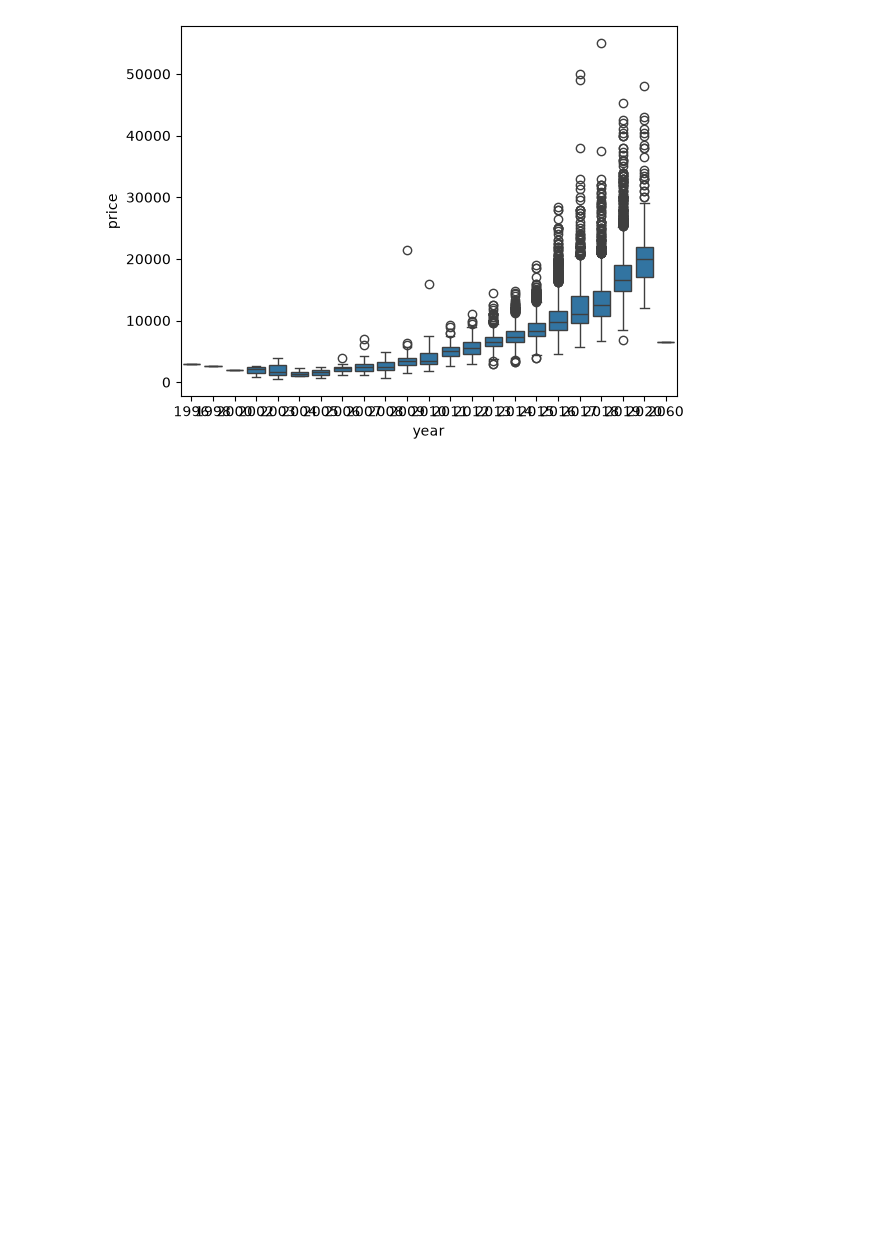
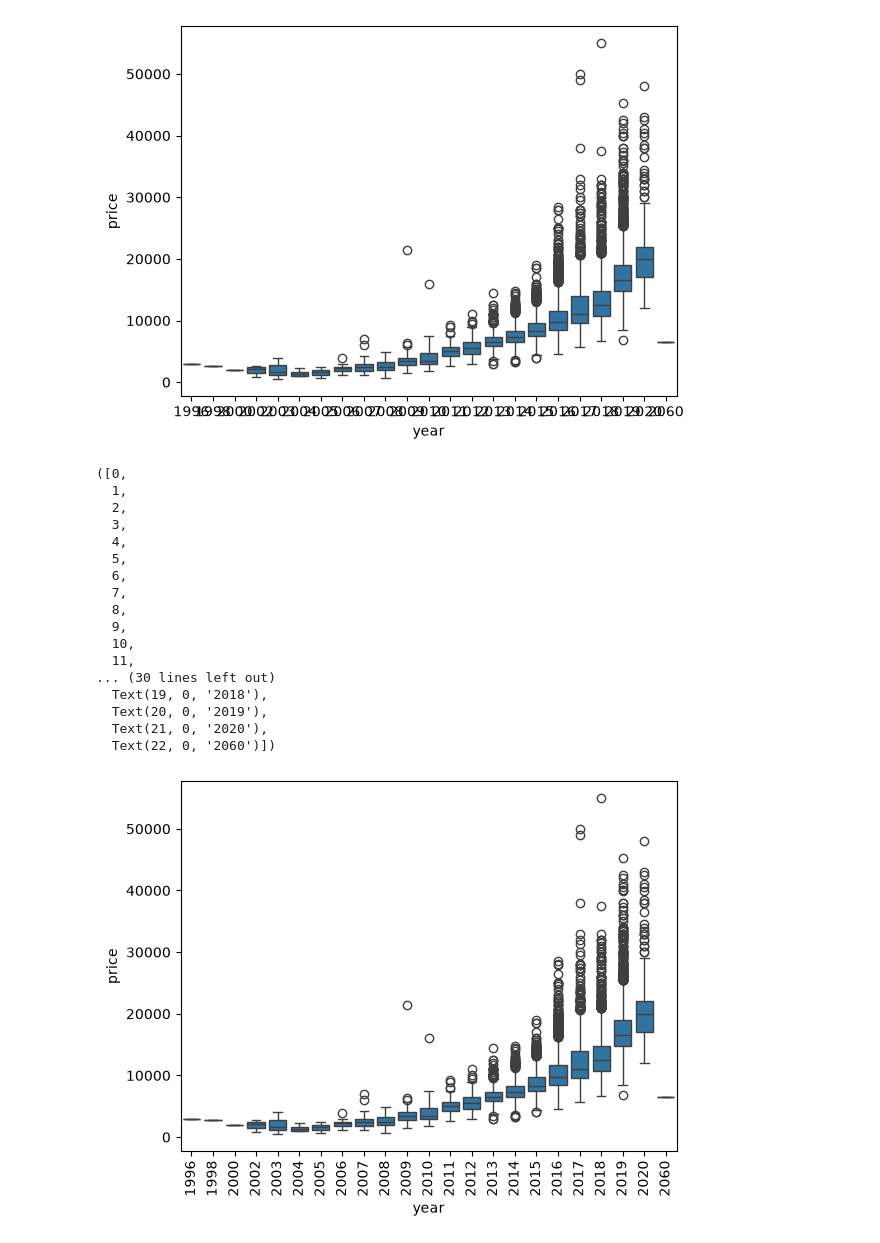
Before and after one commit to rajnikant-coder/ML-practice-, a Jupyter notebook: car_price_pred_using_LR.ipynb, the cells around one changed output. Drawn from its saved outputs; the diff is of its cells as text; code cells hidden in the pictures; blank space fills up the shorter version.

```diff
--- a/car_price_pred_using_LR.ipynb
+++ b/car_price_pred_using_LR.ipynb
@@ -81,3 +81,25 @@ sns.boxplot(data = df , x = 'year' , y = 'price' )
 # %% [output]
 <Axes: xlabel='year', ylabel='price'>
 [figure]
+# %%
+sns.boxplot(data = df , x = 'year' , y = 'price' )
+plt.xticks(rotation = 90)
+# %% [output]
+([0,
+  1,
+  2,
+  3,
+  4,
+  5,
+  6,
+  7,
+  8,
+  9,
+  10,
+  11,
+... (30 lines left out)
+  Text(19, 0, '2018'),
+  Text(20, 0, '2019'),
+  Text(21, 0, '2020'),
+  Text(22, 0, '2060')])
+[figure, added]
```
Also changed, not shown: parts of 13 cells of this notebook.
